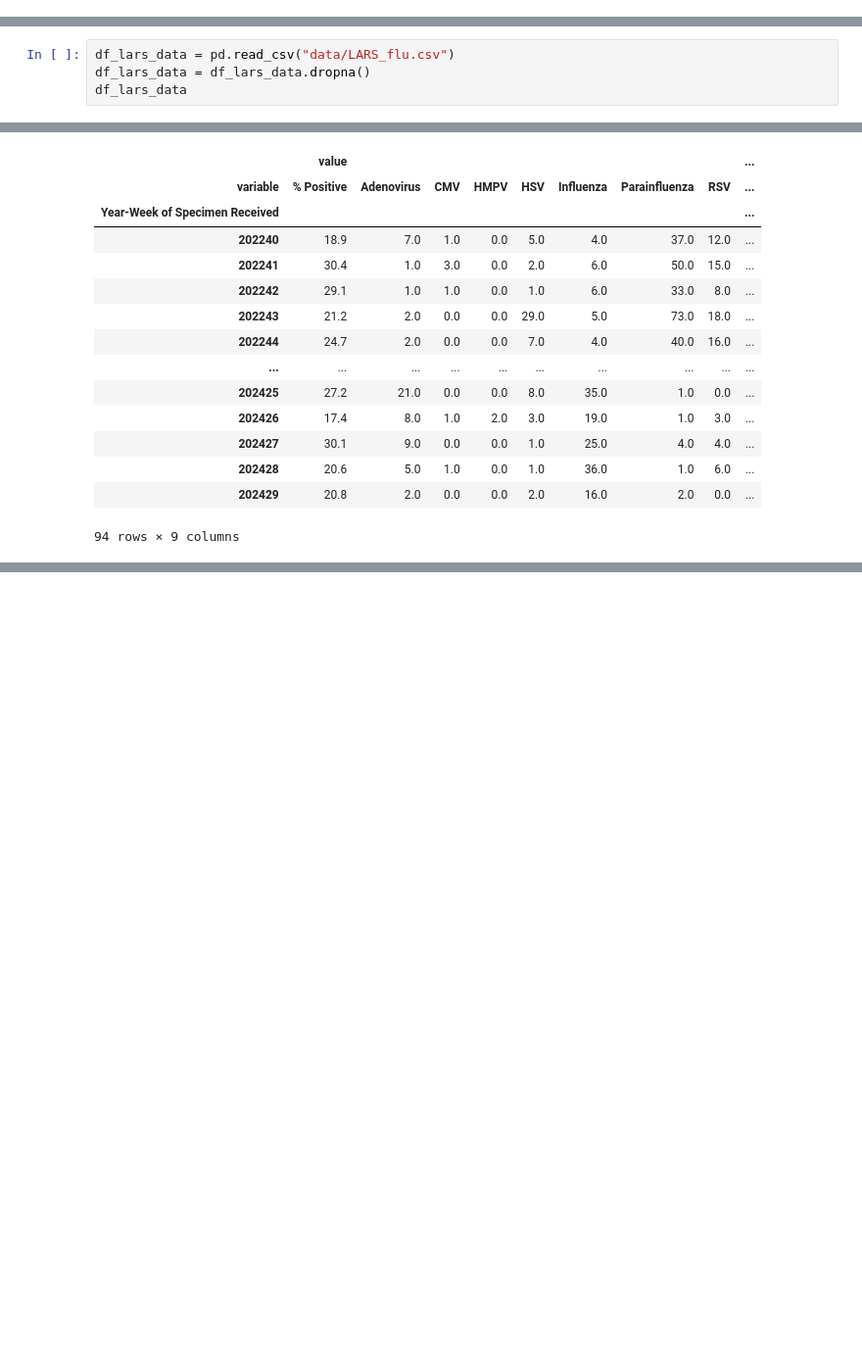
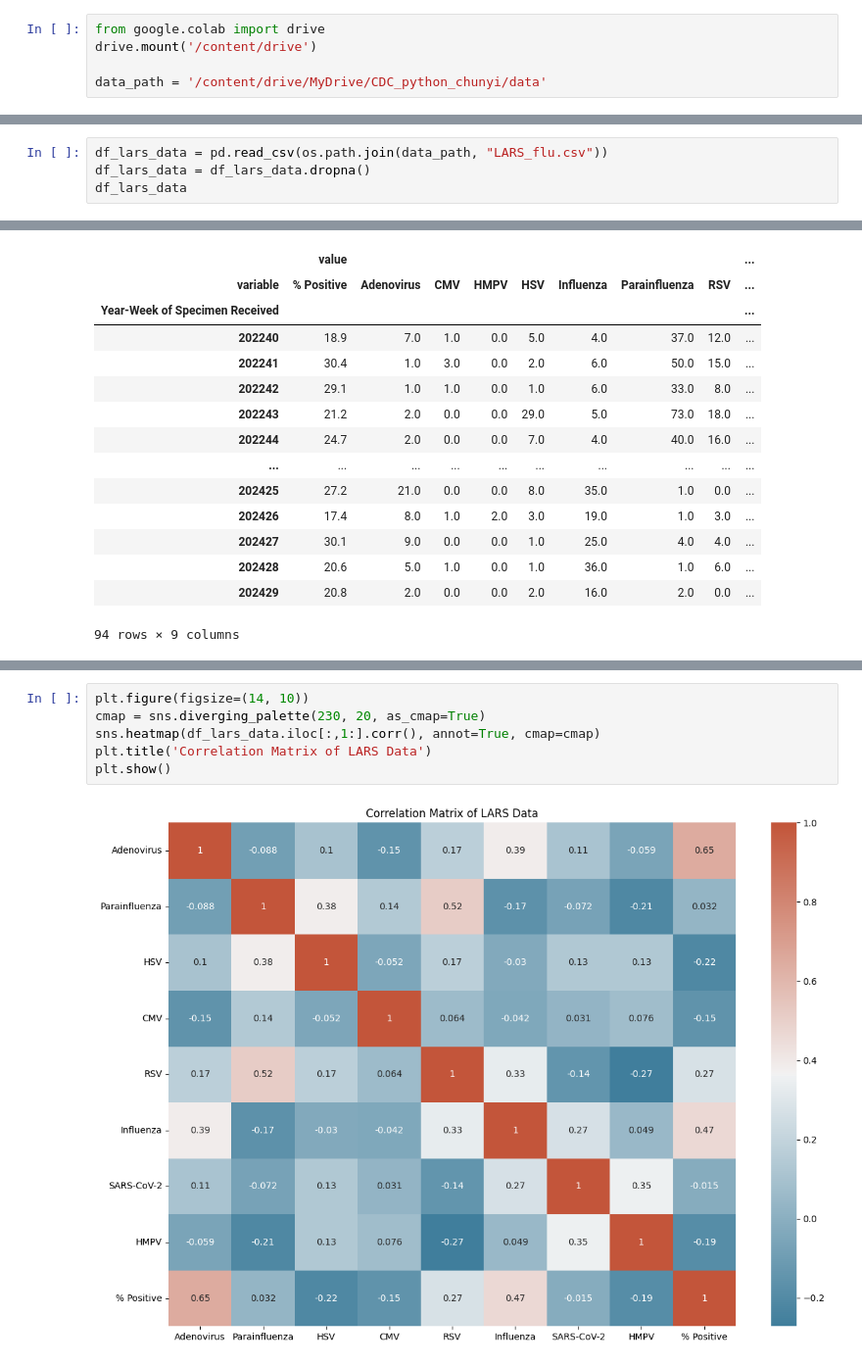
Before and after one commit to chunyichen0601/CDC_data_analysis, a Jupyter notebook: LARS.ipynb, the cells around one changed output, grey strips where cells are left out. Shown: that part at 98% size. Cells and saved outputs as stored; diff of their text form; blank space fills up the shorter version.

```diff
--- a/LARS.ipynb
+++ b/LARS.ipynb
@@ -0,0 +1,5 @@
+# %%
+from google.colab import drive
+drive.mount('/content/drive')
+
+data_path = '/content/drive/MyDrive/CDC_python_chunyi/data'
@@ -4,7 +12,7 @@ import pandas as pd
 # 資料分析
 載入 LARS 資料
 # %%
-df_lars_data = pd.read_csv("data/LARS_flu.csv")
+df_lars_data = pd.read_csv(os.path.join(data_path, "LARS_flu.csv"))
 df_lars_data = df_lars_data.dropna()
 df_lars_data
 # %% [output]
@@ -88,0 +117,8 @@ piv_lars
+# %%
+plt.figure(figsize=(14, 10))
+cmap = sns.diverging_palette(230, 20, as_cmap=True)
+sns.heatmap(df_lars_data.iloc[:,1:].corr(), annot=True, cmap=cmap)
+plt.title('Correlation Matrix of LARS Data')
+plt.show()
+# %% [output]
+[figure, added]
```
Also changed, not shown: parts of 9 cells of this notebook, 3 other files.
